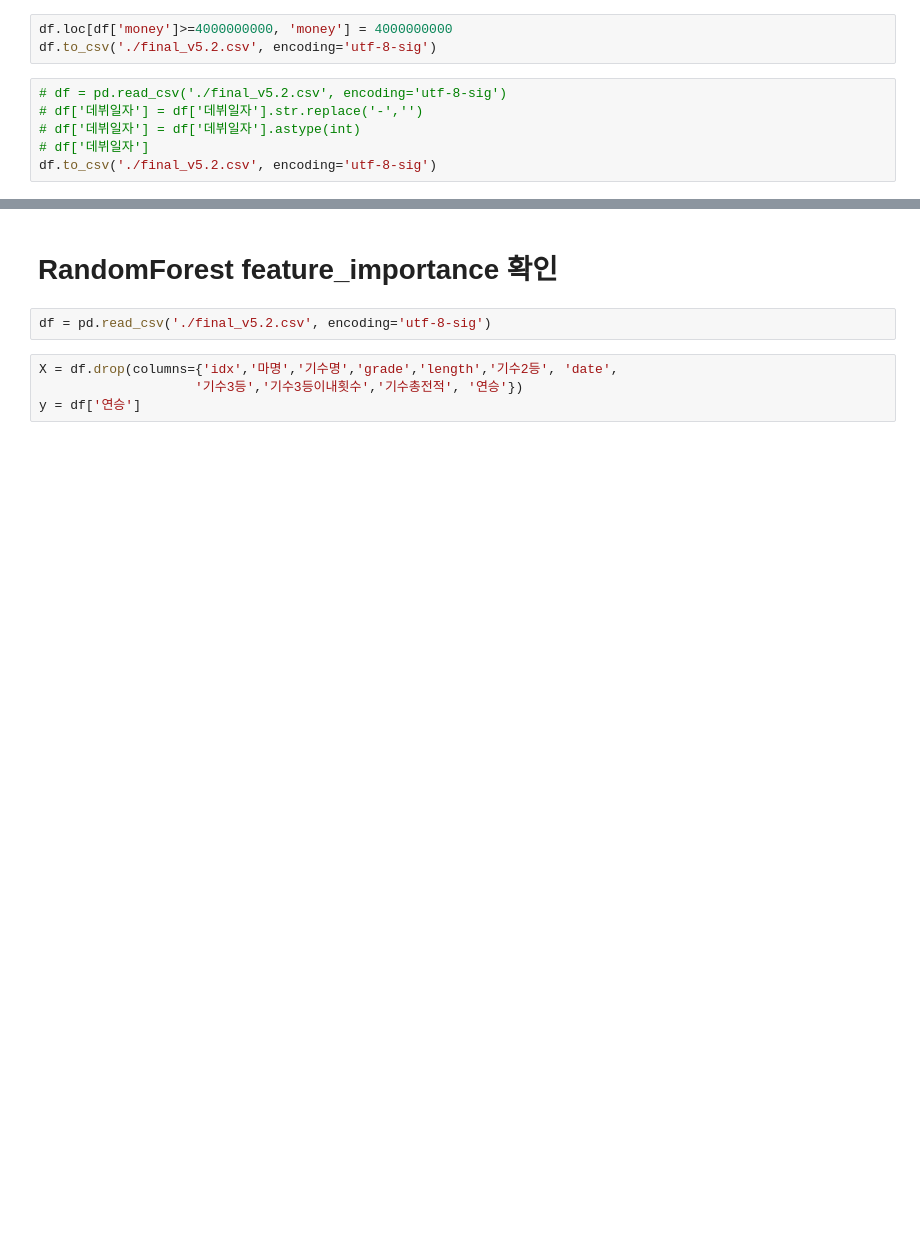
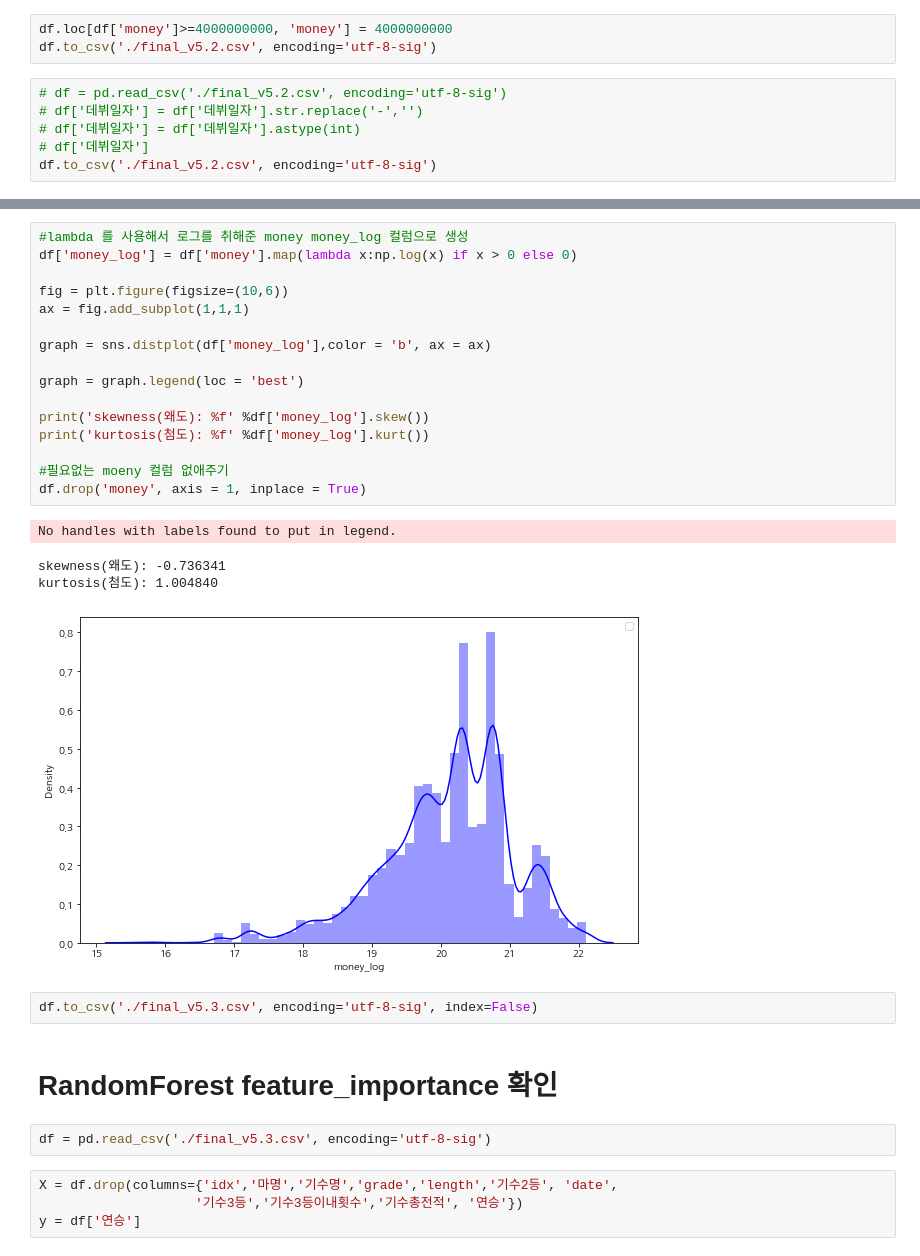
Before and after one commit to Inhatc-Bigdata-Project/RacingClassificationModel, a Jupyter notebook: final.ipynb, the cells around one changed output, grey strips where cells are left out. Cells and saved outputs as stored; diff of their text form; blank space fills up the shorter version.

```diff
--- a/final.ipynb
+++ b/final.ipynb
@@ -1361,7 +1378,30 @@ df.to_csv('./final_v5.2.csv', encoding='utf-8-sig')
+# %%
+#lambda 를 사용해서 로그를 취해준 money money_log 컬럼으로 생성
+df['money_log'] = df['money'].map(lambda x:np.log(x) if x > 0 else 0)
+
+fig = plt.figure(figsize=(10,6))
+ax = fig.add_subplot(1,1,1)
+
+graph = sns.distplot(df['money_log'],color = 'b', ax = ax)
+
+graph = graph.legend(loc = 'best')
+
+print('skewness(왜도): %f' %df['money_log'].skew())
+print('kurtosis(첨도): %f' %df['money_log'].kurt())
+
+#필요없는 moeny 컬럼 없애주기
+df.drop('money', axis = 1, inplace = True)
+# %% [output]
+No handles with labels found to put in legend.
+skewness(왜도): -0.736341
+kurtosis(첨도): 1.004840
+[figure, added]
+# %%
+df.to_csv('./final_v5.3.csv', encoding='utf-8-sig', index=False)
 # %% [markdown]
 # RandomForest feature_importance 확인
 # %%
-df = pd.read_csv('./final_v5.2.csv', encoding='utf-8-sig')
+df = pd.read_csv('./final_v5.3.csv', encoding='utf-8-sig')
 # %%
 X = df.drop(columns={'idx','마명','기수명','grade','length','기수2등', 'date',
                     '기수3등','기수3등이내횟수','기수총전적', '연승'})
```
Also changed, not shown: parts of 11 cells of this notebook, 1 other file.
